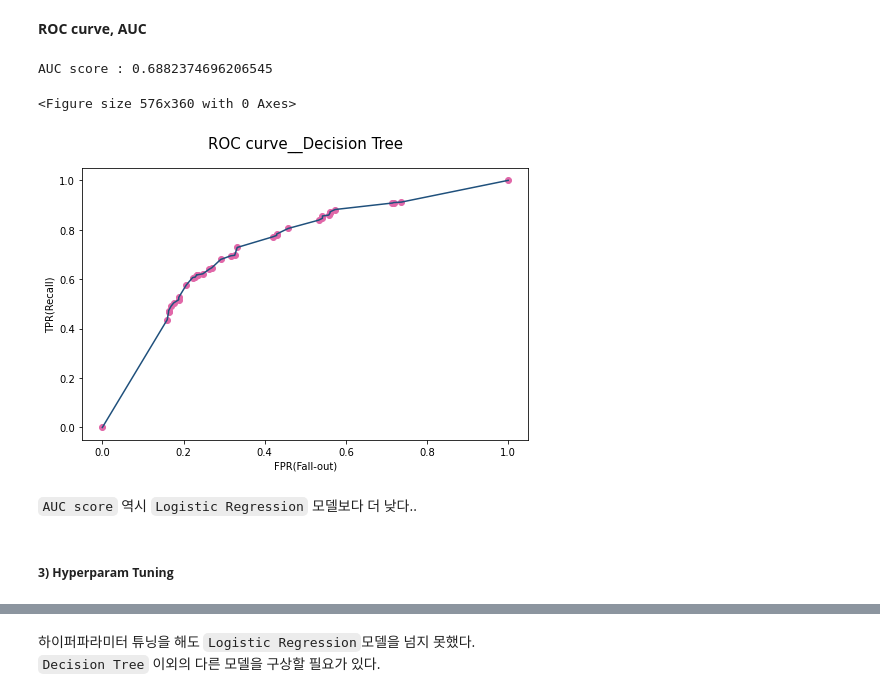
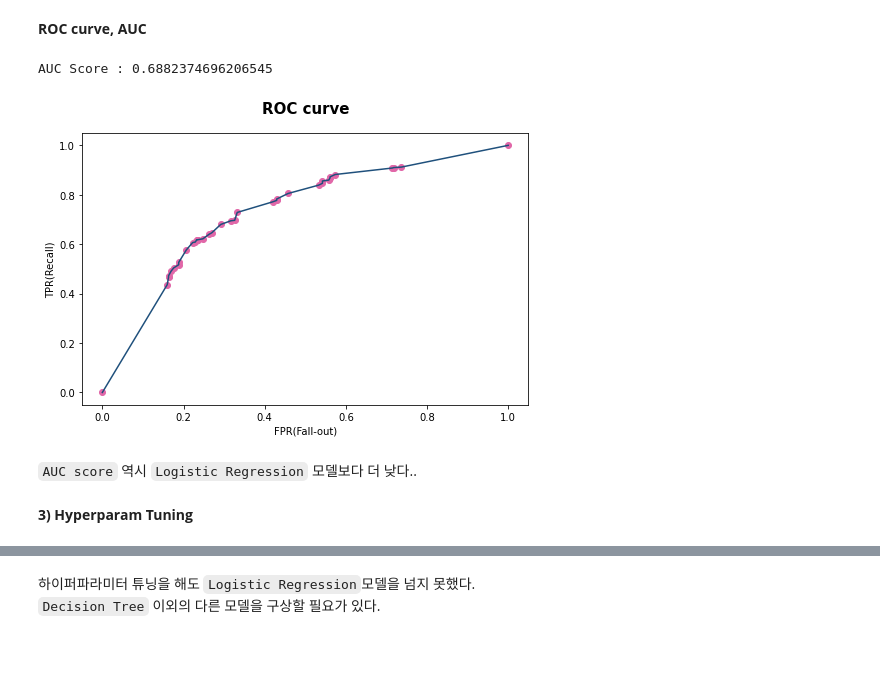
Before and after one commit to SON-HYEWON/Project2_, a Jupyter notebook: AI_02_손혜원_Section2.ipynb, the cells around one changed output, grey strips where cells are left out. Drawn from its saved outputs; the diff is of its cells as text; code cells hidden in the pictures; blank space fills up the shorter version.

```diff
--- a/AI_02_손혜원_Section2.ipynb
+++ b/AI_02_손혜원_Section2.ipynb
@@ -765,33 +717,16 @@ weighted avg       0.71      0.68      0.68       853
 정밀도가 `0.80`으로 `Logistic Regression` 모델보다 낮다.
 # %% [markdown]
 **ROC curve, AUC**
-# %%
-proba_dt = pipe_dt.predict_proba(X_val)[:, 1]
-
-fpr_dt, tpr_dt, thresholds_dt = roc_curve(y_val, proba_dt)
-
-plt.figure(figsize=(8, 5))
-
-# 시각화
-plt.figure(figsize=(8, 5))
-
-plt.plot(fpr_dt, tpr_dt, color='#1F507C');
-plt.scatter(fpr_dt, tpr_dt, color='#E167A8');
-
-plt.title('ROC curve__Decision Tree', y = 1.05, fontsize=15)
-plt.xlabel('FPR(Fall-out)')
-plt.ylabel('TPR(Recall)')
-
-auc_score_dt = roc_auc_score(y_val, y_pred)
-print(f'AUC score : {auc_score_dt}')
-# %% [output]
-AUC score : 0.6882374696206545
-<Figure size 576x360 with 0 Axes>
-[figure, removed]
+# %%
+# XGBoost ROC 커브
+ROC_curve(pipe_dt, dt_pred, dt_prob)
+# %% [output]
+AUC Score : 0.6882374696206545
+[figure, added]
 # %% [markdown]
 `AUC score` 역시 `Logistic Regression` 모델보다 더 낮다..
 # %% [markdown]
-##### **3) Hyperparam Tuning**
+**3) Hyperparam Tuning**
 # %%
 param_dt = {
     'decisiontreeclassifier__criterion': ['entrophy', 'gini'],
```
Also changed, not shown: parts of 103 cells of this notebook.
